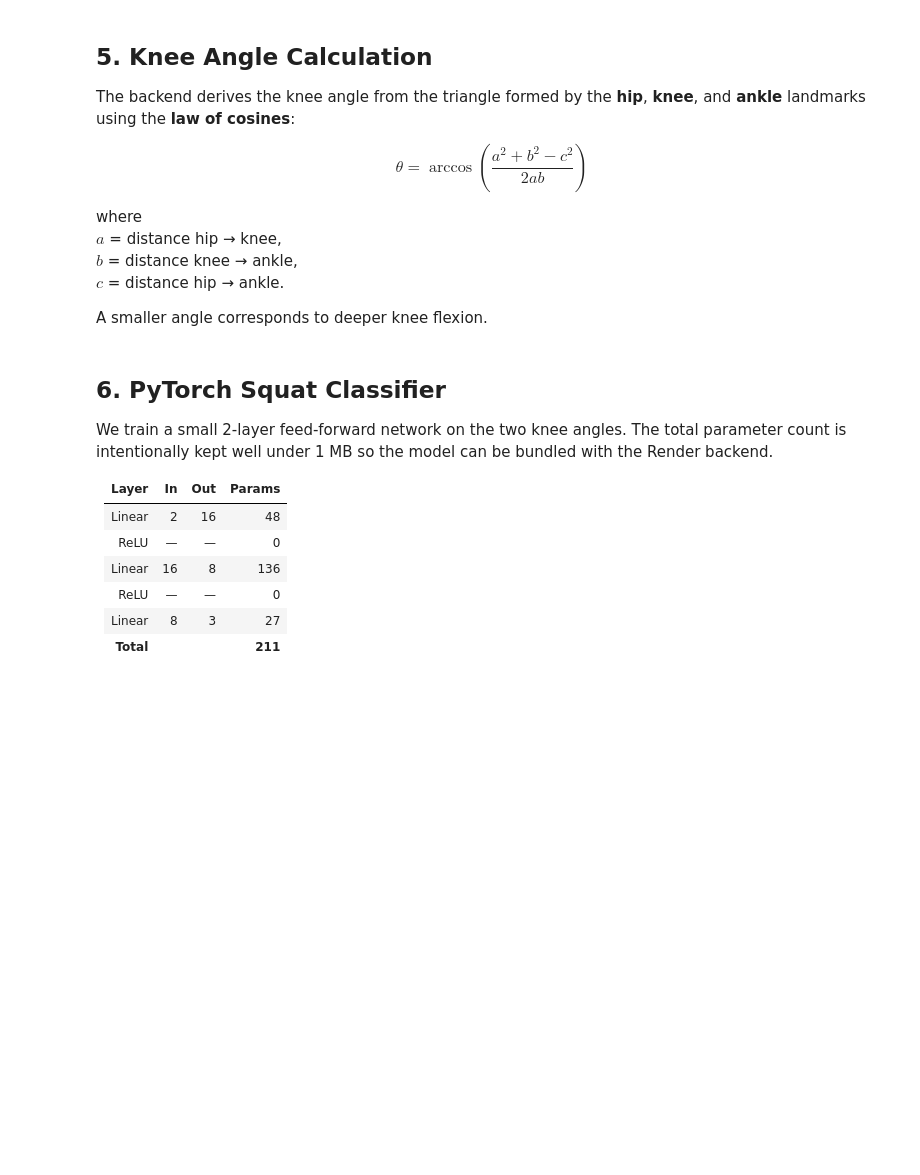
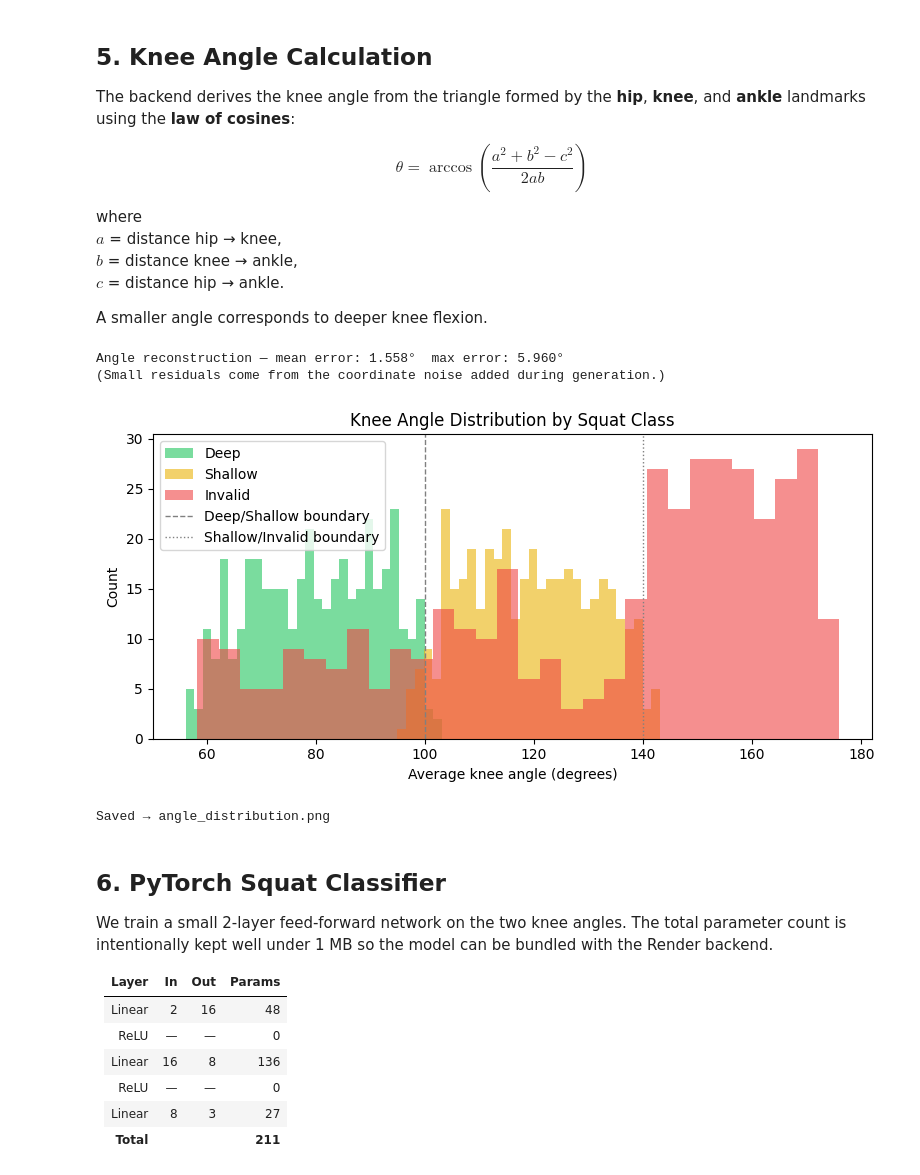
Before and after one commit to sb224sc-HT22-VT27/4dt907, a Jupyter notebook: src/ml-research/a8/report.ipynb, the cells around one changed output. Cells and saved outputs as stored; diff of their text form; code cells hidden in the pictures; blank space fills up the shorter version.

```diff
--- a/src/ml-research/a8/report.ipynb
+++ b/src/ml-research/a8/report.ipynb
@@ -204,21 +222,22 @@ they can be consumed by downstream analyses or the production backend.
 json_records = []
 for kp, lbl, la, ra in samples:
     keypoints_3d = [
-        {"name": joint,
-         "x": round(float(c[0]), 6),
-         "y": round(float(c[1]), 6),
-         "z": round(float(c[2]), 6)}
+        {
+            "name": joint,
+            "x": round(float(c[0]), 6),
+            "y": round(float(c[1]), 6),
+            "z": round(float(c[2]), 6),
+        }
         for joint, c in kp.items()
     ]
-    keypoints_2d = [
-        {"name": k["name"], "x": k["x"], "y": k["y"]}
-        for k in keypoints_3d
-    ]
-    json_records.append({
-        "label": LABELS[lbl],
-        "keypoints_3d": keypoints_3d,
-        "keypoints_2d": keypoints_2d,
-    })
+    keypoints_2d = [{"name": k["name"], "x": k["x"], "y": k["y"]} for k in keypoints_3d]
+    json_records.append(
+        {
+            "label": LABELS[lbl],
+            "keypoints_3d": keypoints_3d,
+            "keypoints_2d": keypoints_2d,
+        }
+    )
 
 json_path = OUTPUT_DIR / "squat_joint_positions.json"
 json_path.write_text(json.dumps(json_records[:5], indent=4))  # first 5 for readability
@@ -245,9 +282,9 @@ def dist3d(p1, p2):
 
 def knee_angle(hip, knee, ankle):
     """Return the knee angle in degrees using the law of cosines."""
-    a = dist3d(hip, knee)    # hip → knee
+    a = dist3d(hip, knee)  # hip → knee
     b = dist3d(knee, ankle)  # knee → ankle
-    c = dist3d(hip, ankle)   # hip → ankle
+    c = dist3d(hip, ankle)  # hip → ankle
     if a == 0 or b == 0:
         return 180.0
     cos_theta = (a**2 + b**2 - c**2) / (2 * a * b)
@@ -263,33 +300,45 @@ for kp, lbl, la_gt, ra_gt in samples[:200]:
     errors.append(abs(la_calc - la_gt))
     errors.append(abs(ra_calc - ra_gt))
 
-print(f"Angle reconstruction — mean error: {np.mean(errors):.3f}°  "
-      f"max error: {np.max(errors):.3f}°")
+print(
+    f"Angle reconstruction — mean error: {np.mean(errors):.3f}°  "
+    f"max error: {np.max(errors):.3f}°"
+)
 print("(Small residuals come from the coordinate noise added during generation.)")
+# %% [output]
+Angle reconstruction — mean error: 1.558°  max error: 5.960°
+(Small residuals come from the coordinate noise added during generation.)
 # %%
 # Compute angles for the full dataset
 angles_by_class = {label: [] for label in LABELS}
 for kp, lbl, _, _ in samples:
     la = knee_angle(kp["left_hip"], kp["left_knee"], kp["left_ankle"])
     ra = knee_angle(kp["right_hip"], kp["right_knee"], kp["right_ankle"])
     avg_angle = (la + ra) / 2
     angles_by_class[LABELS[lbl]].append(avg_angle)
 
 fig, ax = plt.subplots(figsize=(8, 4))
 colors = {"Deep": "#22c55e", "Shallow": "#eab308", "Invalid": "#ef4444"}
 for label, angles in angles_by_class.items():
     ax.hist(angles, bins=30, alpha=0.6, label=label, color=colors[label])
 
-ax.axvline(100, color="gray", linestyle="--", linewidth=1, label="Deep/Shallow boundary")
-ax.axvline(140, color="gray", linestyle=":", linewidth=1, label="Shallow/Invalid boundary")
+ax.axvline(
+    100, color="gray", linestyle="--", linewidth=1, label="Deep/Shallow boundary"
+)
+ax.axvline(
+    140, color="gray", linestyle=":", linewidth=1, label="Shallow/Invalid boundary"
+)
 ax.set_xlabel("Average knee angle (degrees)")
 ax.set_ylabel("Count")
 ax.set_title("Knee Angle Distribution by Squat Class")
 ax.legend()
 plt.tight_layout()
 plt.savefig(OUTPUT_DIR / "angle_distribution.png", dpi=100)
 plt.show()
 print("Saved → angle_distribution.png")
+# %% [output]
+[figure, added]
+Saved → angle_distribution.png
 # %% [markdown]
 ## 6. PyTorch Squat Classifier
 
```
Also changed, not shown: parts of 8 cells of this notebook, 2 other files.
